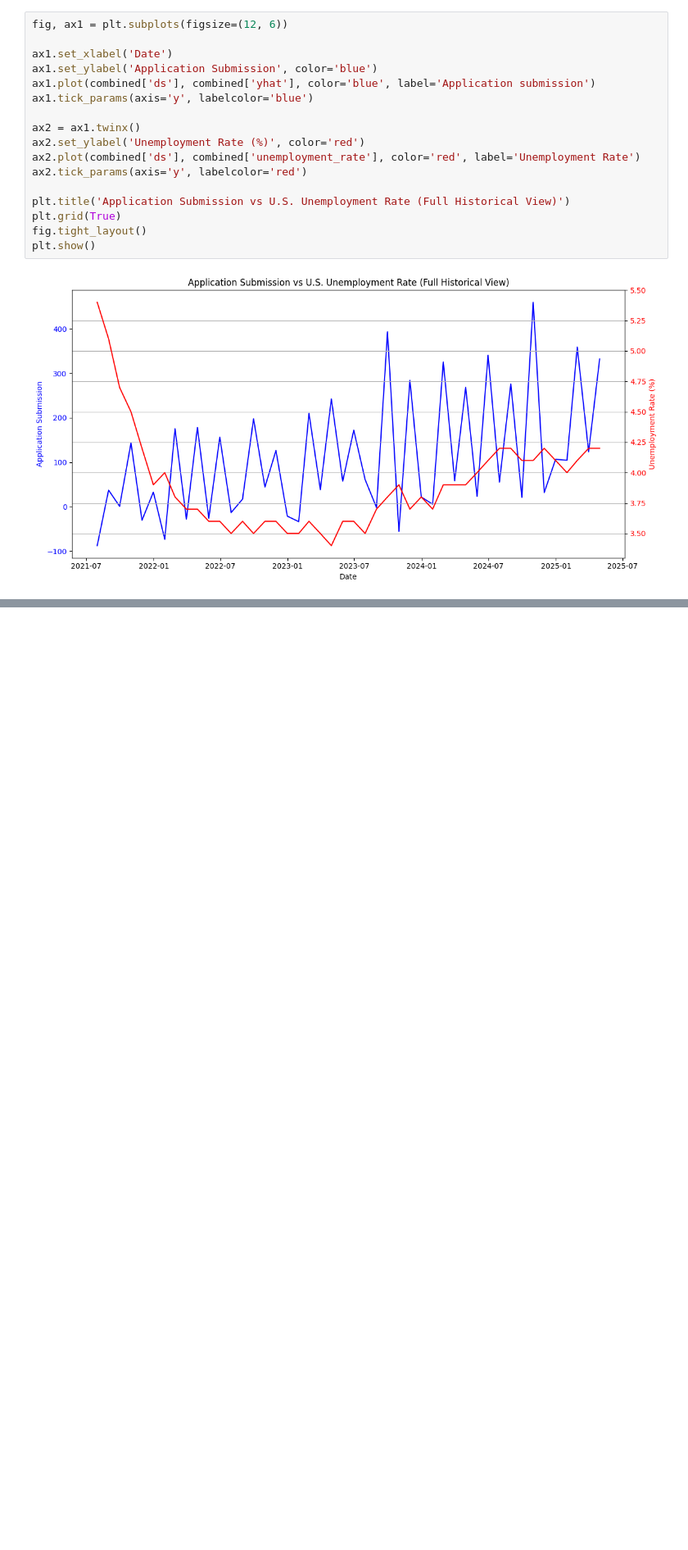
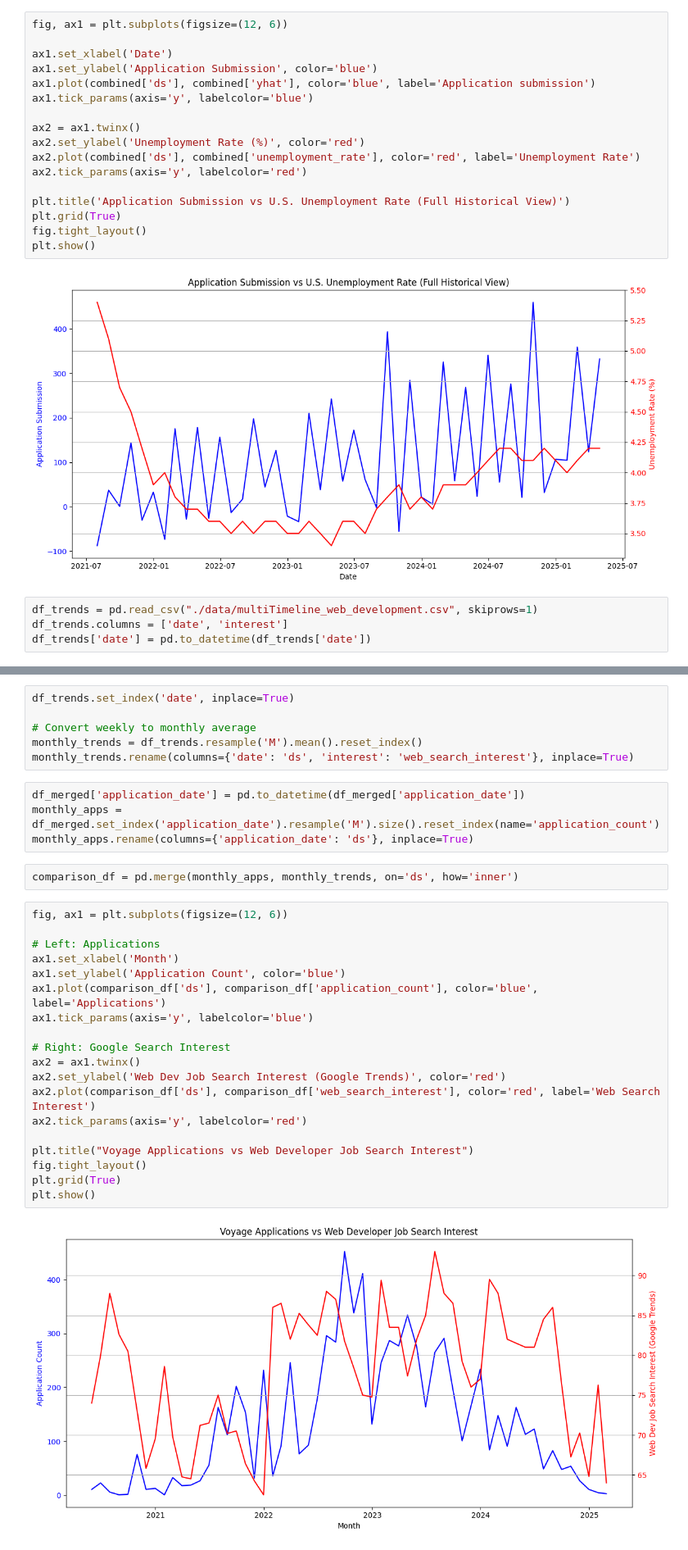
Before and after one commit to roziii/chingu_segment_analysis, a Jupyter notebook: application_completion-auto_regressive_model.ipynb, the cells around one changed output, grey strips where cells are left out. Shown at 82% size. Drawn from its saved outputs; the diff is of its cells as text; blank space fills up the shorter version.

Commit message:
Compairing application submisssion trend with job search trends

```diff
--- a/application_completion-auto_regressive_model.ipynb
+++ b/application_completion-auto_regressive_model.ipynb
@@ -913,3 +855,7 @@ fig.tight_layout()
 plt.show()
 # %% [output]
 [figure]
+# %%
+df_trends = pd.read_csv("./data/multiTimeline_web_development.csv", skiprows=1)
+df_trends.columns = ['date', 'interest']
+df_trends['date'] = pd.to_datetime(df_trends['date'])
@@ -915,0 +871,33 @@ plt.show()
+# %%
+df_trends.set_index('date', inplace=True)
+
+# Convert weekly to monthly average
+monthly_trends = df_trends.resample('M').mean().reset_index()
+monthly_trends.rename(columns={'date': 'ds', 'interest': 'web_search_interest'}, inplace=True)
+# %%
+df_merged['application_date'] = pd.to_datetime(df_merged['application_date'])
+monthly_apps = df_merged.set_index('application_date').resample('M').size().reset_index(name='application_count')
+monthly_apps.rename(columns={'application_date': 'ds'}, inplace=True)
+# %%
+comparison_df = pd.merge(monthly_apps, monthly_trends, on='ds', how='inner')
+# %%
+fig, ax1 = plt.subplots(figsize=(12, 6))
+
+# Left: Applications
+ax1.set_xlabel('Month')
+ax1.set_ylabel('Application Count', color='blue')
+ax1.plot(comparison_df['ds'], comparison_df['application_count'], color='blue', label='Applications')
+ax1.tick_params(axis='y', labelcolor='blue')
+
+# Right: Google Search Interest
+ax2 = ax1.twinx()
+ax2.set_ylabel('Web Dev Job Search Interest (Google Trends)', color='red')
+ax2.plot(comparison_df['ds'], comparison_df['web_search_interest'], color='red', label='Web Search Interest')
+ax2.tick_params(axis='y', labelcolor='red')
+
+plt.title("Voyage Applications vs Web Developer Job Search Interest")
+fig.tight_layout()
+plt.grid(True)
+plt.show()
+# %% [output]
+[figure, added]
```
Also changed, not shown: parts of 22 cells of this notebook, 1 other file.
